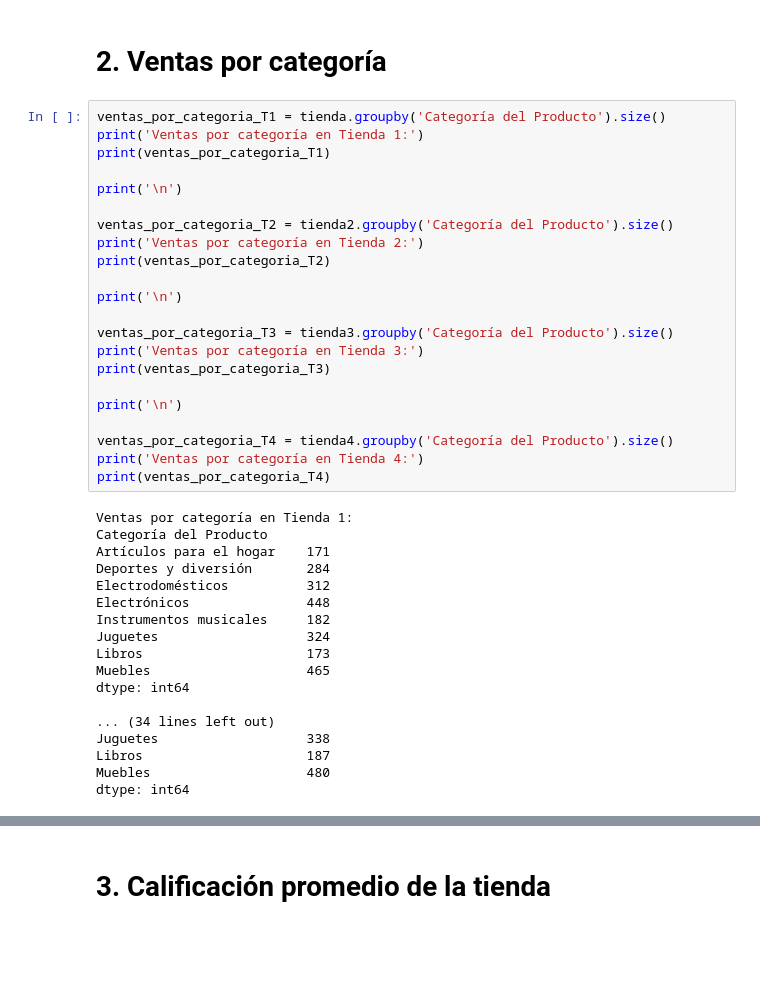
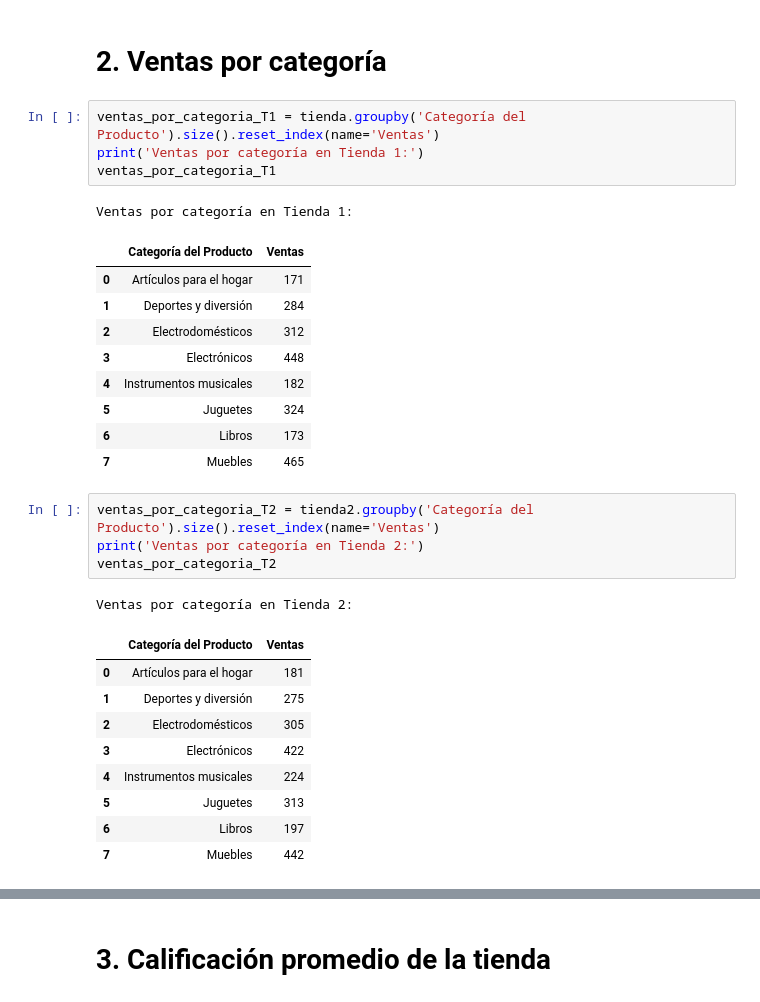
Before and after one commit to kcastrosm/challenge1-data-science-latam, a Jupyter notebook: Copia_de_AluraStoreLatam.ipynb, the cells around one changed output, grey strips where cells are left out. Cells and saved outputs as stored; diff of their text form; blank space fills up the shorter version.

```diff
--- a/Copia_de_AluraStoreLatam.ipynb
+++ b/Copia_de_AluraStoreLatam.ipynb
@@ -48,43 +48,33 @@ precio_total_T4
 np.float64(1038375700.0)
 # %% [markdown]
 # 2. Ventas por categoría
-# %%
-ventas_por_categoria_T1 = tienda.groupby('Categoría del Producto').size()
-print('Ventas por categoría en Tienda 1:')
-print(ventas_por_categoria_T1)
-
-print('\n')
-
-ventas_por_categoria_T2 = tienda2.groupby('Categoría del Producto').size()
-print('Ventas por categoría en Tienda 2:')
-print(ventas_por_categoria_T2)
-
-print('\n')
-
-ventas_por_categoria_T3 = tienda3.groupby('Categoría del Producto').size()
-print('Ventas por categoría en Tienda 3:')
-print(ventas_por_categoria_T3)
-
-print('\n')
-
-ventas_por_categoria_T4 = tienda4.groupby('Categoría del Producto').size()
-print('Ventas por categoría en Tienda 4:')
-print(ventas_por_categoria_T4)
-# %% [output]
-Ventas por categoría en Tienda 1:
-Categoría del Producto
-Artículos para el hogar    171
-Deportes y diversión       284
-Electrodomésticos          312
-Electrónicos               448
-Instrumentos musicales     182
-Juguetes                   324
-Libros                     173
-Muebles                    465
-dtype: int64
-
-... (34 lines left out)
-Juguetes                   338
-Libros                     187
-Muebles                    480
-dtype: int64
+# %%
+ventas_por_categoria_T1 = tienda.groupby('Categoría del Producto').size().reset_index(name='Ventas')
+print('Ventas por categoría en Tienda 1:')
+ventas_por_categoria_T1
+# %% [output]
+Ventas por categoría en Tienda 1:
+|  | Categoría del Producto | Ventas |
+| 0 | Artículos para el hogar | 171 |
+| 1 | Deportes y diversión | 284 |
+| 2 | Electrodomésticos | 312 |
+| 3 | Electrónicos | 448 |
+| 4 | Instrumentos musicales | 182 |
+| 5 | Juguetes | 324 |
+| 6 | Libros | 173 |
+| 7 | Muebles | 465 |
+# %%
+ventas_por_categoria_T2 = tienda2.groupby('Categoría del Producto').size().reset_index(name='Ventas')
+print('Ventas por categoría en Tienda 2:')
+ventas_por_categoria_T2
+# %% [output]
+Ventas por categoría en Tienda 2:
+|  | Categoría del Producto | Ventas |
+| 0 | Artículos para el hogar | 181 |
+| 1 | Deportes y diversión | 275 |
+| 2 | Electrodomésticos | 305 |
+| 3 | Electrónicos | 422 |
+| 4 | Instrumentos musicales | 224 |
+| 5 | Juguetes | 313 |
+| 6 | Libros | 197 |
+| 7 | Muebles | 442 |
```
Also changed, not shown: parts of 2 cells of this notebook.
